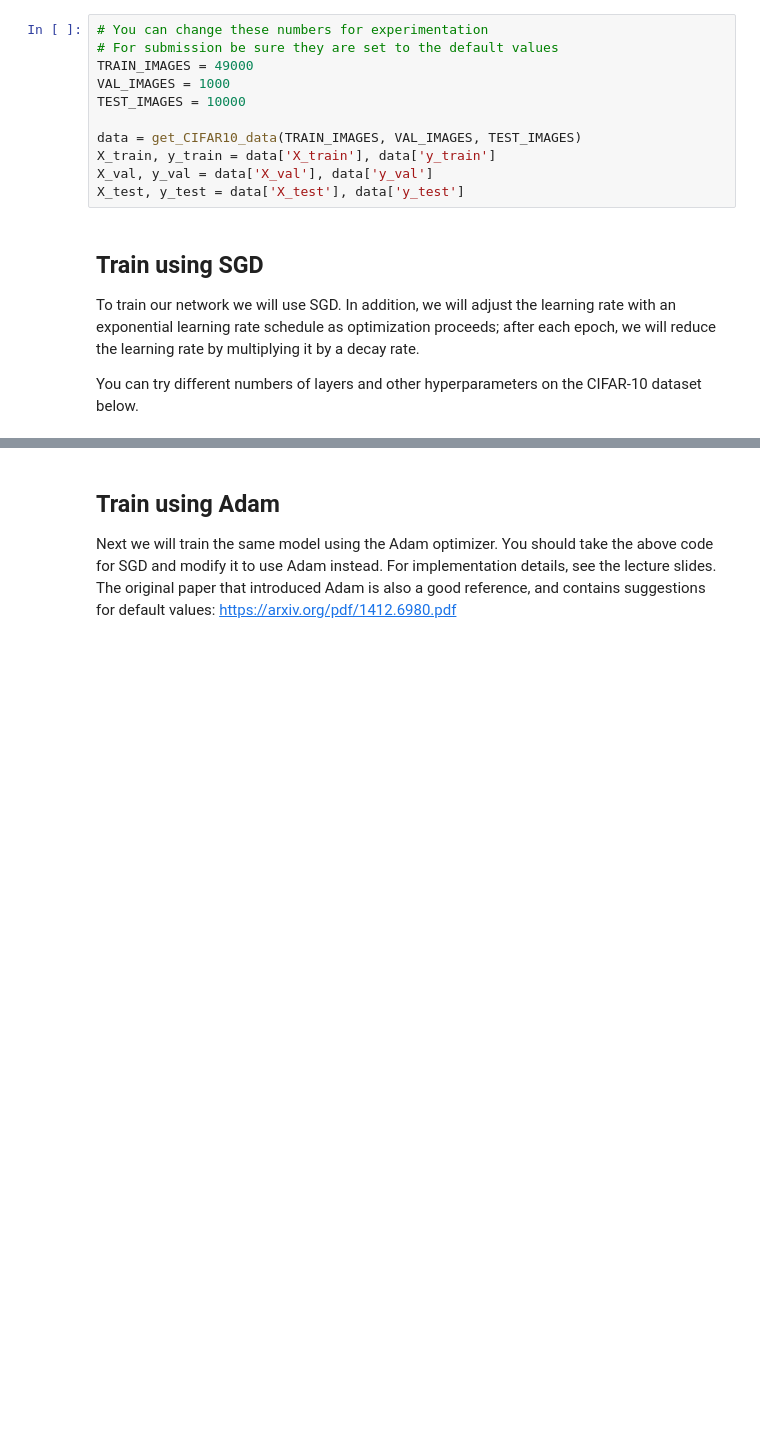
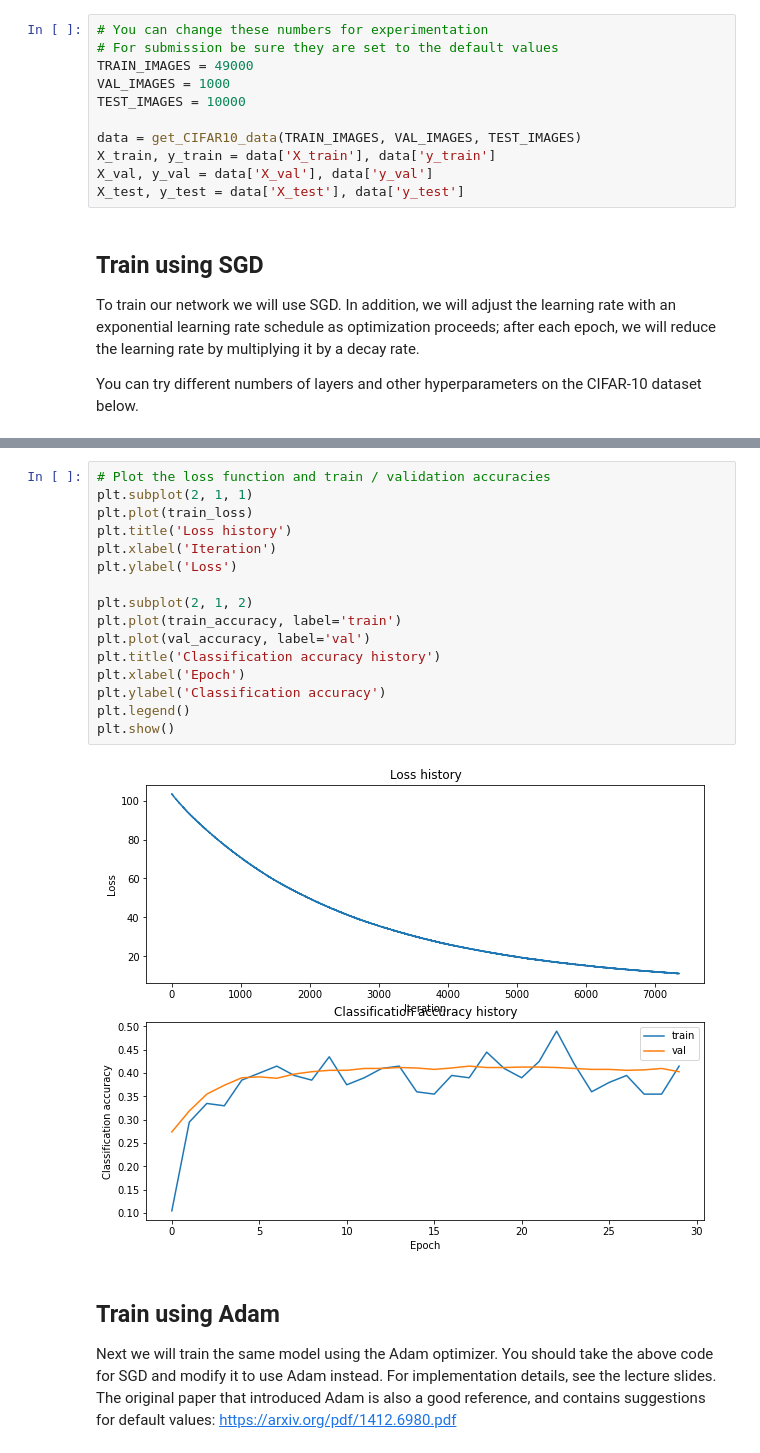
Before and after one commit to the-visionary/assignment1, a Jupyter notebook: assignment1-part2/neural_network.ipynb, the cells around one changed output, grey strips where cells are left out. Saved outputs shown, nothing was run; the diff lists cells and outputs as text; blank space fills up the shorter version.

```diff
--- a/assignment1-part2/neural_network.ipynb
+++ b/assignment1-part2/neural_network.ipynb
@@ -78,3 +121,21 @@ for epoch in range(epochs):
+# %%
+# Plot the loss function and train / validation accuracies
+plt.subplot(2, 1, 1)
+plt.plot(train_loss)
+plt.title('Loss history')
+plt.xlabel('Iteration')
+plt.ylabel('Loss')
+
+plt.subplot(2, 1, 2)
+plt.plot(train_accuracy, label='train')
+plt.plot(val_accuracy, label='val')
+plt.title('Classification accuracy history')
+plt.xlabel('Epoch')
+plt.ylabel('Classification accuracy')
+plt.legend()
+plt.show()
+# %% [output]
+[figure, added]
 # %% [markdown]
 ## Train using Adam
 Next we will train the same model using the Adam optimizer. You should take the above code for SGD and modify it to use Adam instead. For implementation details, see the lecture slides. The original paper that introduced Adam is also a good reference, and contains suggestions for default values: https://arxiv.org/pdf/1412.6980.pdf
```
Also changed, not shown: parts of 16 cells of this notebook, 5 other files.
